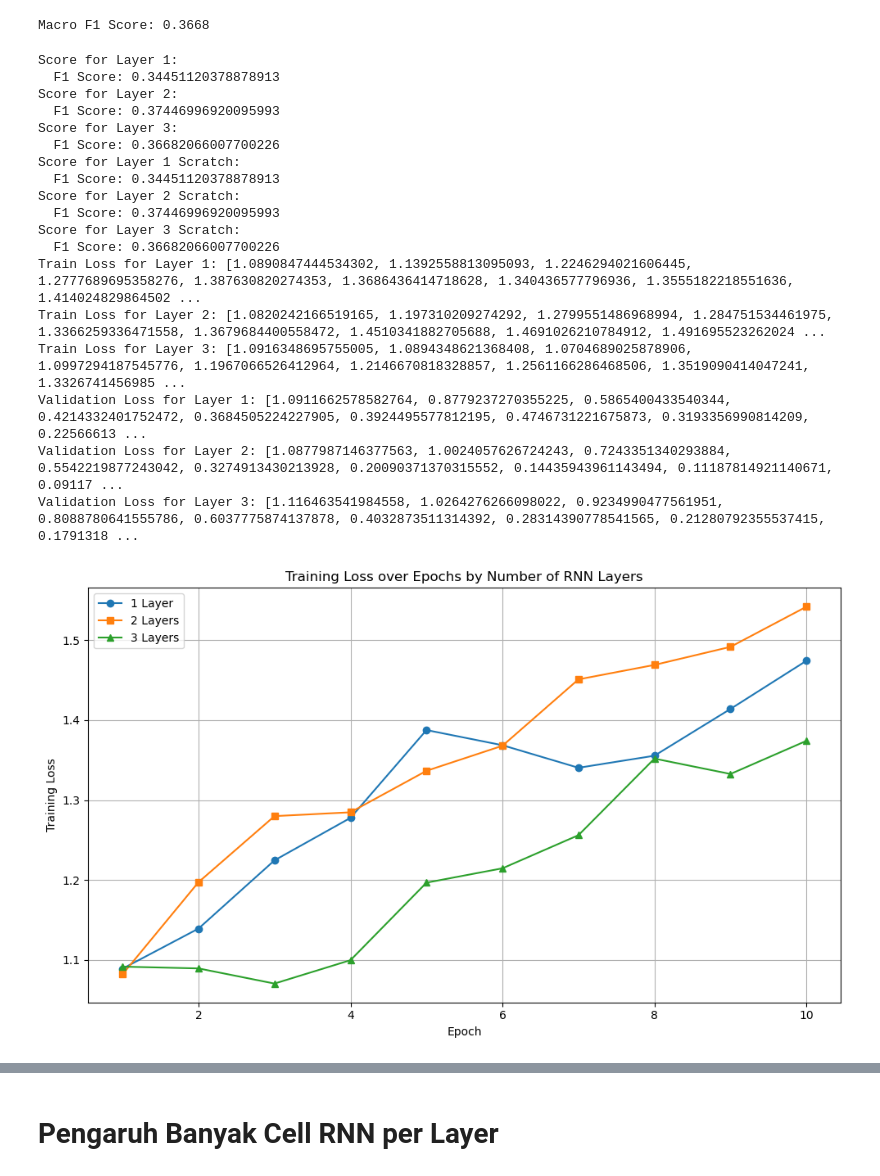
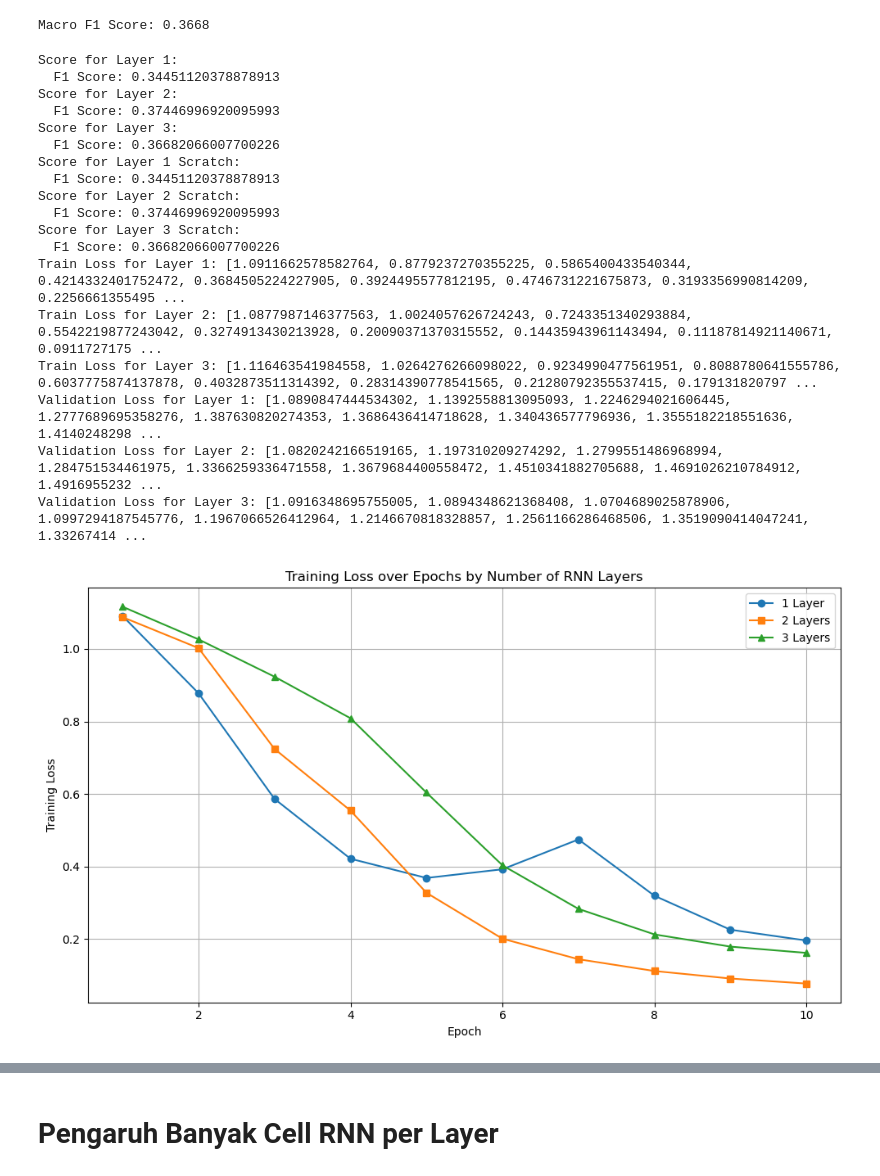
Before and after one commit to ImanuelSG/IF3270---CNN-RNN---50, a Jupyter notebook: src/trainRNN.ipynb, the cells around one changed output, grey strips where cells are left out. Cells and saved outputs as stored; diff of their text form; code cells hidden in the pictures.

```diff
--- a/src/trainRNN.ipynb
+++ b/src/trainRNN.ipynb
@@ -49,8 +49,8 @@ print(f"Vocabulary size: {vocab_size}")
 # %% [output]
 Vocabulary size: 2796
 # %%
-embedding_dim = 2 # Dimension of the embedding layer
-max_length = 2  # Maximum length of input sequences
+embedding_dim = 50 # Dimension of the embedding layer
+max_length = 60  # Maximum length of input sequences
 
 train_sequences = tokenizer.texts_to_sequences(train['text'].values)
 train_padded = pad_sequences(train_sequences, maxlen=max_length, padding='post', truncating='post')
@@ -124,8 +124,8 @@ history = layer1.fit(
     verbose=0          # verbosity mode, 0 = silent, 1 = progress bar, 2 = one line per epoch
 )
 
-train_loss.append(history.history['val_loss'])
-val_loss.append(history.history['loss'])
+train_loss.append(history.history['loss'])
+val_loss.append(history.history['val_loss'])
 
 all_weights = get_weights_per_layer(layer1, verbose=False)
 
@@ -174,8 +174,8 @@ history = layer2.fit(
     verbose=0          # verbosity mode, 0 = silent, 1 = progress bar, 2 = one line per epoch
 )
 
-train_loss.append(history.history['val_loss'])
-val_loss.append(history.history['loss'])
+train_loss.append(history.history['loss'])
+val_loss.append(history.history['val_loss'])
 
 all_weights = get_weights_per_layer(layer2, verbose=False)
 
@@ -225,8 +225,8 @@ history = layer3.fit(
     verbose=0          # verbosity mode, 0 = silent, 1 = progress bar, 2 = one line per epoch
 )
 
-train_loss.append(history.history['val_loss'])
-val_loss.append(history.history['loss'])
+train_loss.append(history.history['loss'])
+val_loss.append(history.history['val_loss'])
 
 all_weights = get_weights_per_layer(layer3, verbose=False)
 
@@ -257,37 +257,40 @@ Macro F1 Score: 0.3668
 for i, score in enumerate(scores):
     print(f"Score for Layer {i+1}:")
     print(f"  F1 Score: {score}")
 
 for i, score in enumerate(scores_scratch):
     print(f"Score for Layer {i+1} Scratch:")
     print(f"  F1 Score: {score}")
 
 for i, loss in enumerate(train_loss):
     print(f"Train Loss for Layer {i+1}: {loss}")
 
 for i, loss in enumerate(val_loss):
     print(f"Validation Loss for Layer {i+1}: {loss}")
 
 visualize_loss(list(range(1, len(train_loss[0])+1)), train_loss, ['1 Layer', '2 Layers', '3 Layers'], 'Training Loss over Epochs by Number of RNN Layers')
 visualize_loss(list(range(1, len(val_loss[0])+1)), val_loss, ['1 Layer', '2 Layers', '3 Layers'], 'Validation Loss over Epochs by Number of RNN Layers')
 visualize_f1(scores, scores_scratch, ['1 Layer', '2 Layers', '3 Layers'], title='F1 Score by Number of RNN Layers')
+visualize_train_val_loss(train_loss=train_loss[0], val_loss=val_loss[0], epochs=list(range(1, len(train_loss[0])+1)), title='Train and Validation Loss 1 RNN Layers')
+visualize_train_val_loss(train_loss=train_loss[1], val_loss=val_loss[1], epochs=list(range(1, len(train_loss[1])+1)), title='Train and Validation Loss 2 RNN Layers')
+visualize_train_val_loss(train_loss=train_loss[2], val_loss=val_loss[2], epochs=list(range(1, len(train_loss[2])+1)), title='Train and Validation Loss 3 RNN Layers')
 # %% [output]
 Score for Layer 1:
   F1 Score: 0.34451120378878913
 Score for Layer 2:
   F1 Score: 0.37446996920095993
 Score for Layer 3:
   F1 Score: 0.36682066007700226
 Score for Layer 1 Scratch:
   F1 Score: 0.34451120378878913
 Score for Layer 2 Scratch:
   F1 Score: 0.37446996920095993
 Score for Layer 3 Scratch:
   F1 Score: 0.36682066007700226
-Train Loss for Layer 1: [1.0890847444534302, 1.1392558813095093, 1.2246294021606445, 1.2777689695358276, 1.387630820274353, 1.3686436414718628, 1.340436577796936, 1.3555182218551636, 1.414024829864502 ...
-Train Loss for Layer 2: [1.0820242166519165, 1.197310209274292, 1.2799551486968994, 1.284751534461975, 1.3366259336471558, 1.3679684400558472, 1.4510341882705688, 1.4691026210784912, 1.491695523262024 ...
-Train Loss for Layer 3: [1.0916348695755005, 1.0894348621368408, 1.0704689025878906, 1.0997294187545776, 1.1967066526412964, 1.2146670818328857, 1.2561166286468506, 1.3519090414047241, 1.3326741456985 ...
-Validation Loss for Layer 1: [1.0911662578582764, 0.8779237270355225, 0.5865400433540344, 0.4214332401752472, 0.3684505224227905, 0.3924495577812195, 0.4746731221675873, 0.3193356990814209, 0.22566613 ...
-Validation Loss for Layer 2: [1.0877987146377563, 1.0024057626724243, 0.7243351340293884, 0.5542219877243042, 0.3274913430213928, 0.20090371370315552, 0.14435943961143494, 0.11187814921140671, 0.09117 ...
-Validation Loss for Layer 3: [1.116463541984558, 1.0264276266098022, 0.9234990477561951, 0.8088780641555786, 0.6037775874137878, 0.4032873511314392, 0.28314390778541565, 0.21280792355537415, 0.1791318 ...
+Train Loss for Layer 1: [1.0911662578582764, 0.8779237270355225, 0.5865400433540344, 0.4214332401752472, 0.3684505224227905, 0.3924495577812195, 0.4746731221675873, 0.3193356990814209, 0.2256661355495 ...
+Train Loss for Layer 2: [1.0877987146377563, 1.0024057626724243, 0.7243351340293884, 0.5542219877243042, 0.3274913430213928, 0.20090371370315552, 0.14435943961143494, 0.11187814921140671, 0.0911727175 ...
+Train Loss for Layer 3: [1.116463541984558, 1.0264276266098022, 0.9234990477561951, 0.8088780641555786, 0.6037775874137878, 0.4032873511314392, 0.28314390778541565, 0.21280792355537415, 0.179131820797 ...
+Validation Loss for Layer 1: [1.0890847444534302, 1.1392558813095093, 1.2246294021606445, 1.2777689695358276, 1.387630820274353, 1.3686436414718628, 1.340436577796936, 1.3555182218551636, 1.4140248298 ...
+Validation Loss for Layer 2: [1.0820242166519165, 1.197310209274292, 1.2799551486968994, 1.284751534461975, 1.3366259336471558, 1.3679684400558472, 1.4510341882705688, 1.4691026210784912, 1.4916955232 ...
+Validation Loss for Layer 3: [1.0916348695755005, 1.0894348621368408, 1.0704689025878906, 1.0997294187545776, 1.1967066526412964, 1.2146670818328857, 1.2561166286468506, 1.3519090414047241, 1.33267414 ...
-[figure, old version]
+[figure, new version]
```
Also changed, not shown: parts of 16 cells of this notebook, 1 other file.
